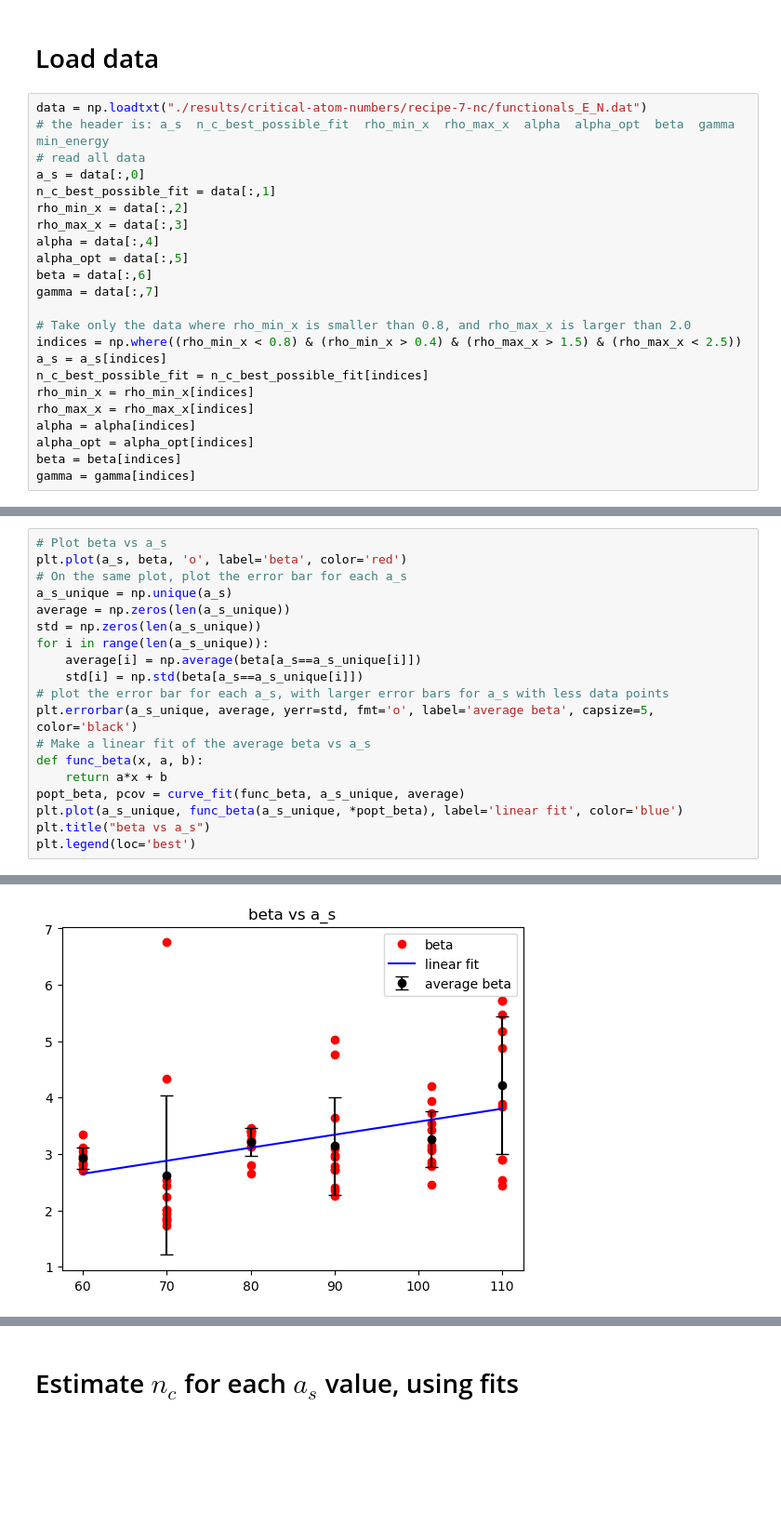
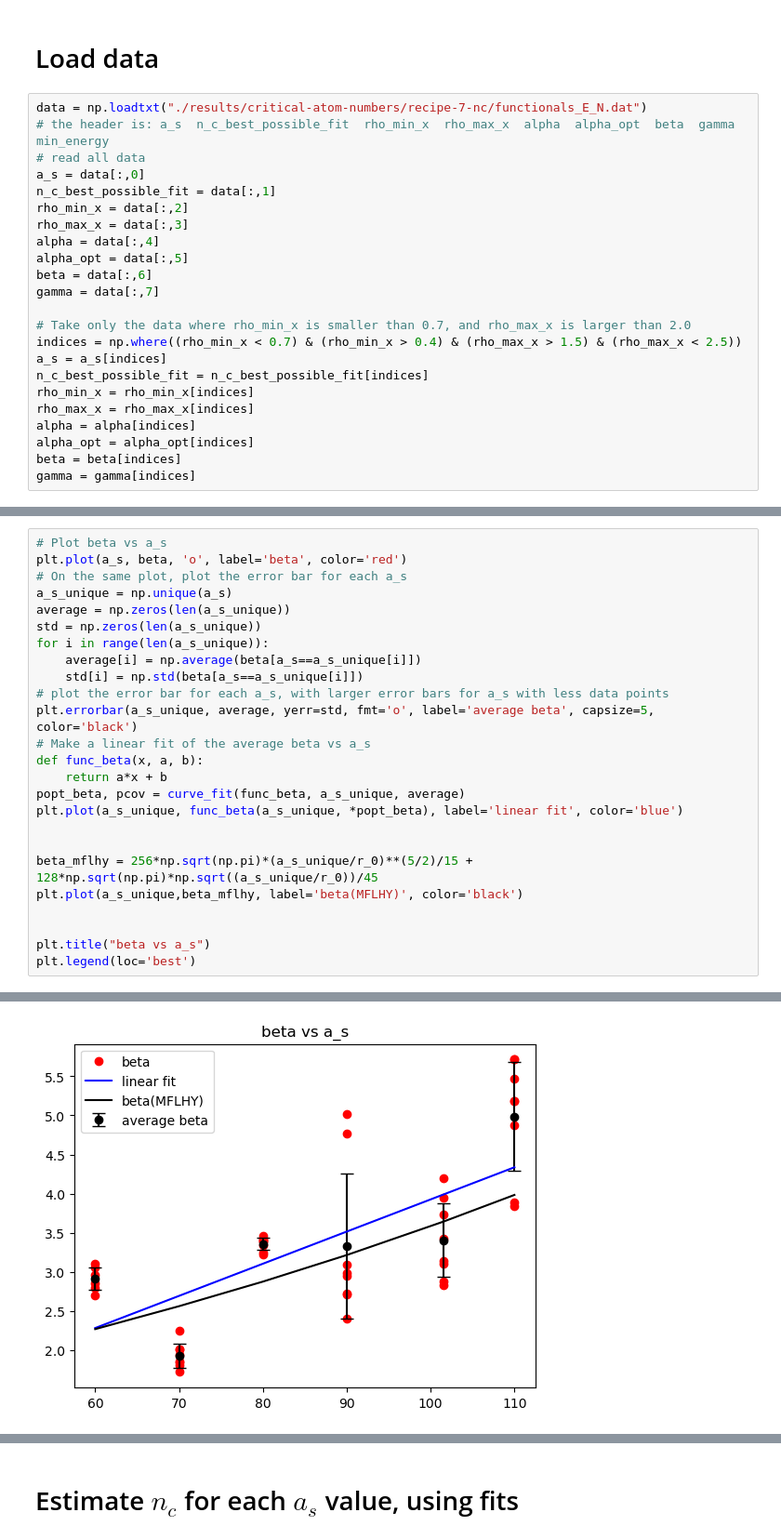
Before and after one commit to viktorcikojevic/dipolar-droplets, a Jupyter notebook: beta-gamma-fit-vs-a_s.ipynb, the cells around one changed output, grey strips where cells are left out. Shown at 93% size. Drawn from its saved outputs; the diff is of its cells as text; blank space fills up the shorter version.

Commit message:
compared beta and gamma with MF+LHY values.

```diff
--- a/beta-gamma-fit-vs-a_s.ipynb
+++ b/beta-gamma-fit-vs-a_s.ipynb
@@ -25,8 +25,8 @@ alpha_opt = data[:,5]
 beta = data[:,6]
 gamma = data[:,7]
 
-# Take only the data where rho_min_x is smaller than 0.8, and rho_max_x is larger than 2.0
-indices = np.where((rho_min_x < 0.8) & (rho_min_x > 0.4) & (rho_max_x > 1.5) & (rho_max_x < 2.5))
+# Take only the data where rho_min_x is smaller than 0.7, and rho_max_x is larger than 2.0
+indices = np.where((rho_min_x < 0.7) & (rho_min_x > 0.4) & (rho_max_x > 1.5) & (rho_max_x < 2.5))
 a_s = a_s[indices]
 n_c_best_possible_fit = n_c_best_possible_fit[indices]
 rho_min_x = rho_min_x[indices]
@@ -63,25 +63,31 @@ for c in zip(rho_min_x, rho_max_x):
 # %%
 # Plot beta vs a_s
 plt.plot(a_s, beta, 'o', label='beta', color='red')
 # On the same plot, plot the error bar for each a_s
 a_s_unique = np.unique(a_s)
 average = np.zeros(len(a_s_unique))
 std = np.zeros(len(a_s_unique))
 for i in range(len(a_s_unique)):
     average[i] = np.average(beta[a_s==a_s_unique[i]])
     std[i] = np.std(beta[a_s==a_s_unique[i]])
 # plot the error bar for each a_s, with larger error bars for a_s with less data points
 plt.errorbar(a_s_unique, average, yerr=std, fmt='o', label='average beta', capsize=5, color='black')
 # Make a linear fit of the average beta vs a_s
 def func_beta(x, a, b):
     return a*x + b
 popt_beta, pcov = curve_fit(func_beta, a_s_unique, average)
 plt.plot(a_s_unique, func_beta(a_s_unique, *popt_beta), label='linear fit', color='blue')
+
+
+beta_mflhy = 256*np.sqrt(np.pi)*(a_s_unique/r_0)**(5/2)/15 + 128*np.sqrt(np.pi)*np.sqrt((a_s_unique/r_0))/45
+plt.plot(a_s_unique,beta_mflhy, label='beta(MFLHY)', color='black')
+
+
 plt.title("beta vs a_s")
 plt.legend(loc='best')
 # %% [output]
 <matplotlib.legend.Legend at 0x...>
-[figure, old version]
+[figure, new version]
 # %%
 # Plot gamma vs a_s
 plt.plot(a_s, gamma, 'o', label='gamma', color='red')
```
Also changed, not shown: parts of 5 cells of this notebook, 4 other files.
